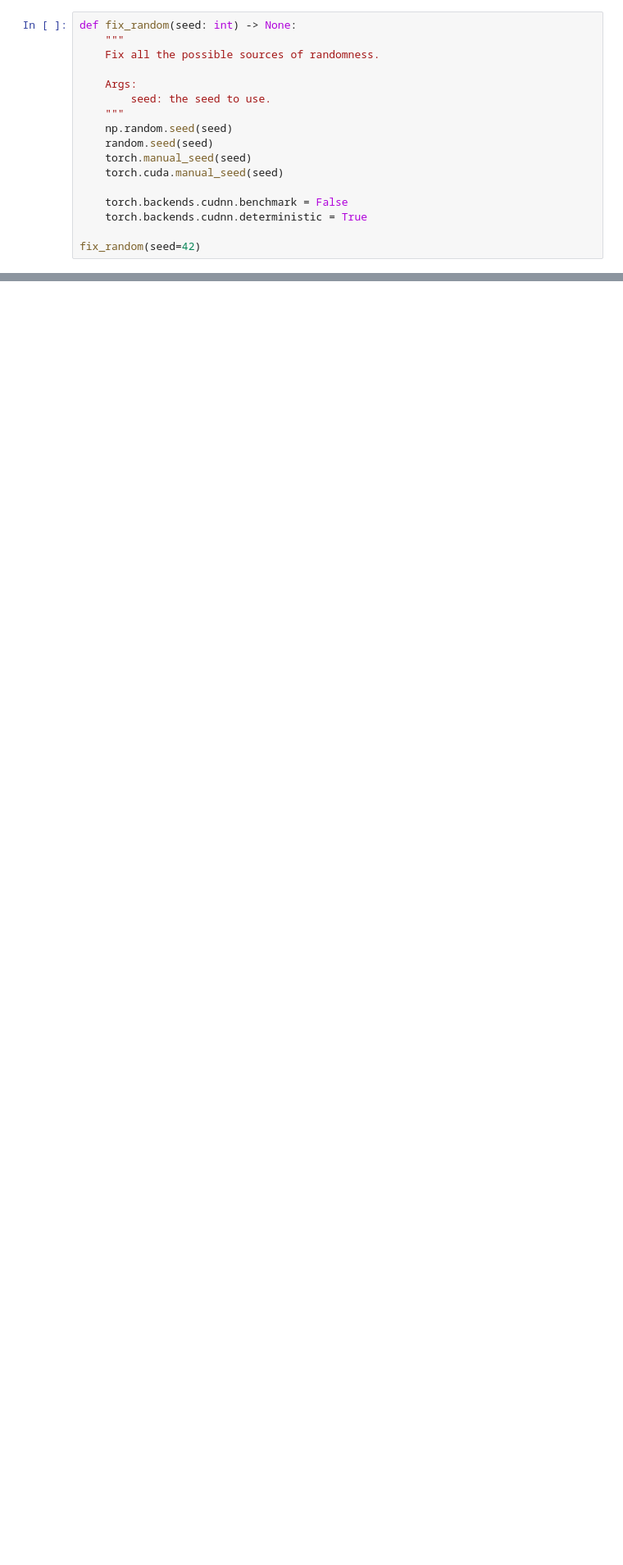
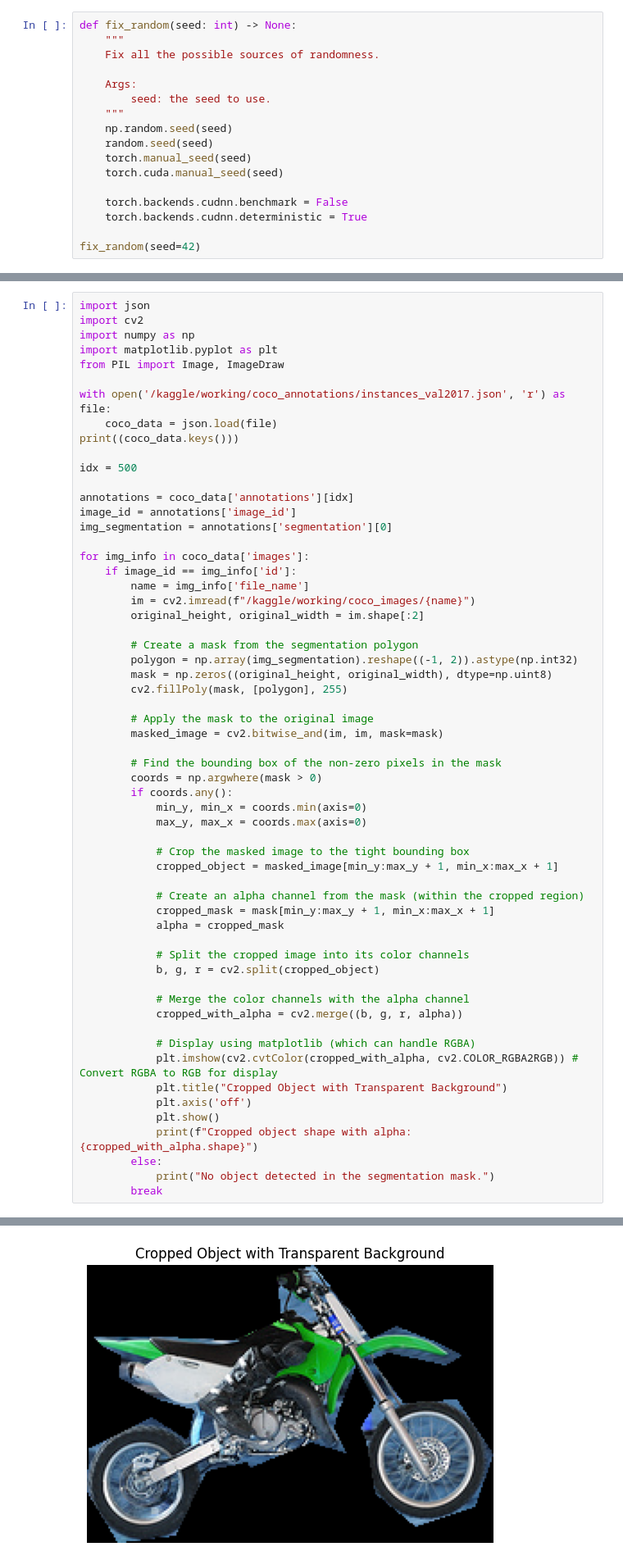
Before and after one commit to christiandibuo/ML4CV---Assignment, a Jupyter notebook: ml4cv_main.ipynb, the cells around one changed output, grey strips where cells are left out. Shown at 82% size. Cells and saved outputs as stored; diff of their text form; blank space fills up the shorter version.

```diff
--- a/ml4cv_main.ipynb
+++ b/ml4cv_main.ipynb
@@ -206,0 +253,60 @@ dict_keys(['info', 'licenses', 'images', 'annotations', 'categories'])
+# %%
+import json
+import cv2
+import numpy as np
+import matplotlib.pyplot as plt
+from PIL import Image, ImageDraw
+
+with open('/kaggle/working/coco_annotations/instances_val2017.json', 'r') as file:
+    coco_data = json.load(file)
+print((coco_data.keys()))
+
+idx = 500
+
+annotations = coco_data['annotations'][idx]
+image_id = annotations['image_id']
+img_segmentation = annotations['segmentation'][0]
+
+for img_info in coco_data['images']:
+    if image_id == img_info['id']:
+        name = img_info['file_name']
+        im = cv2.imread(f"/kaggle/working/coco_images/{name}")
+        original_height, original_width = im.shape[:2]
+
+        # Create a mask from the segmentation polygon
+        polygon = np.array(img_segmentation).reshape((-1, 2)).astype(np.int32)
+        mask = np.zeros((original_height, original_width), dtype=np.uint8)
+        cv2.fillPoly(mask, [polygon], 255)
+
+        # Apply the mask to the original image
+        masked_image = cv2.bitwise_and(im, im, mask=mask)
+
+        # Find the bounding box of the non-zero pixels in the mask
+        coords = np.argwhere(mask > 0)
+        if coords.any():
+            min_y, min_x = coords.min(axis=0)
+            max_y, max_x = coords.max(axis=0)
+
+            # Crop the masked image to the tight bounding box
+            cropped_object = masked_image[min_y:max_y + 1, min_x:max_x + 1]
+
+            # Create an alpha channel from the mask (within the cropped region)
+            cropped_mask = mask[min_y:max_y + 1, min_x:max_x + 1]
+            alpha = cropped_mask
+
+            # Split the cropped image into its color channels
+            b, g, r = cv2.split(cropped_object)
+
+            # Merge the color channels with the alpha channel
+            cropped_with_alpha = cv2.merge((b, g, r, alpha))
+
+            # Display using matplotlib (which can handle RGBA)
+            plt.imshow(cv2.cvtColor(cropped_with_alpha, cv2.COLOR_RGBA2RGB)) # Convert RGBA to RGB for display
+            plt.title("Cropped Object with Transparent Background")
+            plt.axis('off')
+            plt.show()
+            print(f"Cropped object shape with alpha: {cropped_with_alpha.shape}")
+        else:
+            print("No object detected in the segmentation mask.")
+        break
+# %% [output]
@@ -206,0 +314 @@ dict_keys(['info', 'licenses', 'images', 'annotations', 'categories'])
+[figure, added]
```
Also changed, not shown: parts of 9 cells of this notebook.
